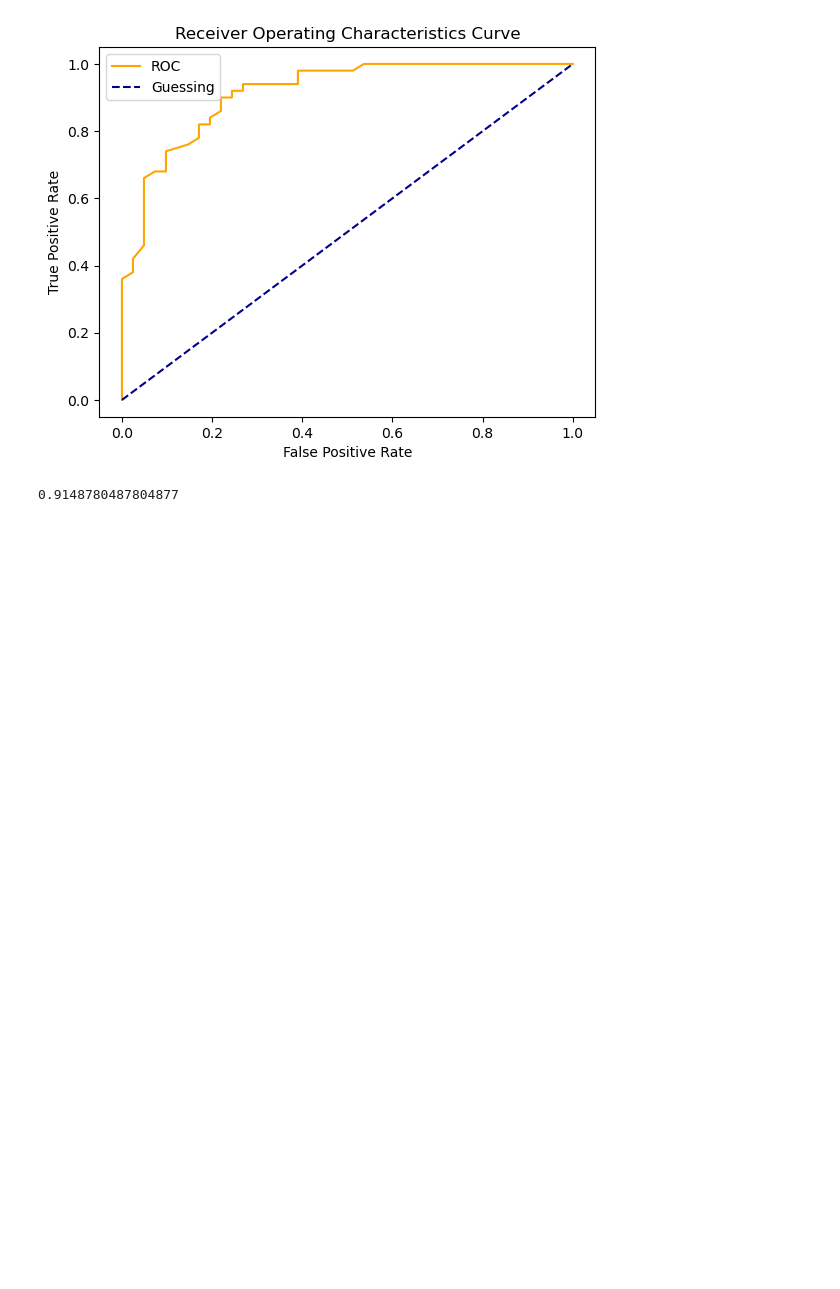
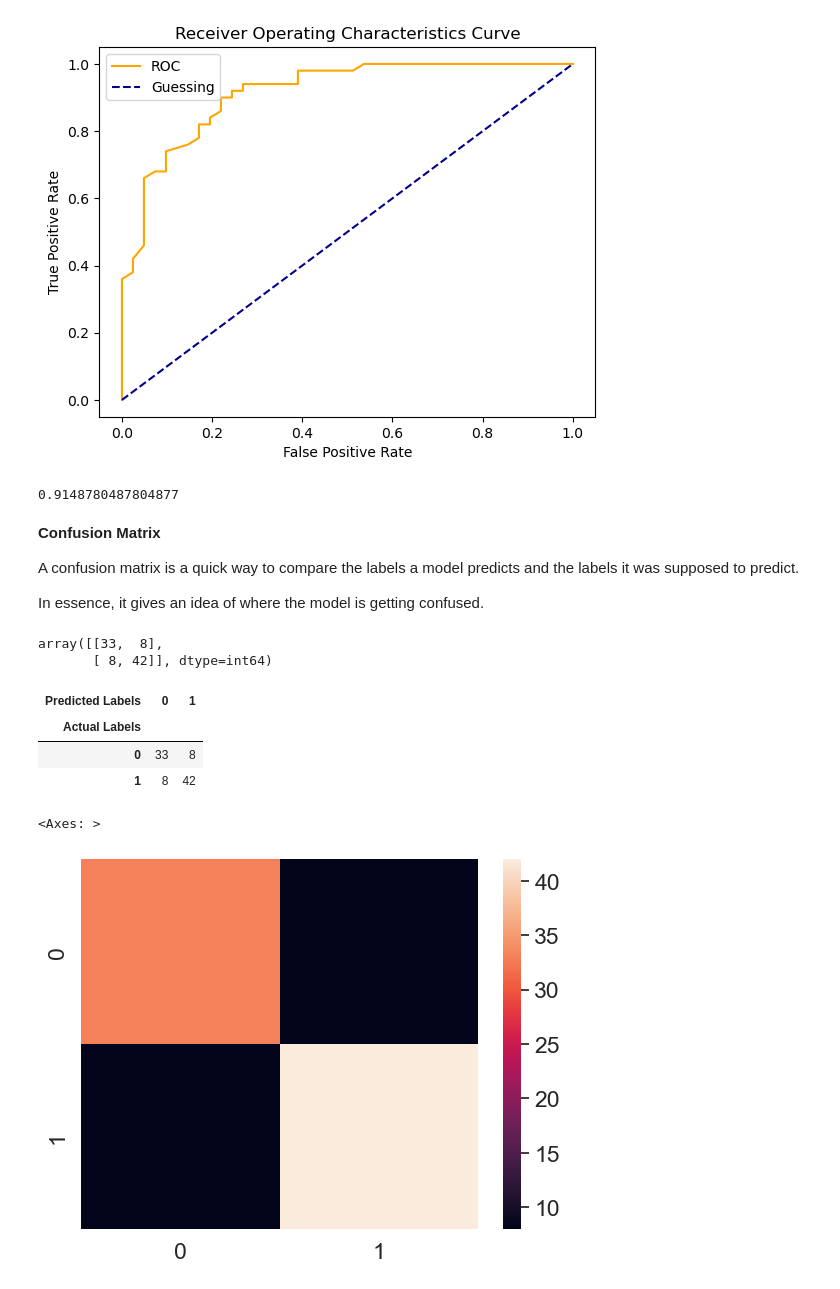
Before and after one commit to KalebGordon/Udemy-Coursework, a Jupyter notebook: Complete Machine Learning & Data Science Bootcamp 2023/Evaluating Model/evaluating_model.ipynb, the cells around one changed output. Drawn from its saved outputs; the diff is of its cells as text; code cells hidden in the pictures; blank space fills up the shorter version.

Commit message:
Evaluating Model Work

```diff
--- a/Complete Machine Learning & Data Science Bootcamp 2023/Evaluating Model/evaluating_model.ipynb
+++ b/Complete Machine Learning & Data Science Bootcamp 2023/Evaluating Model/evaluating_model.ipynb
@@ -118,3 +120,9 @@ from sklearn.metrics import roc_auc_score
 roc_auc_score(y_test, y_probs_positive)
 # %% [output]
 0.9148780487804877
+# %% [markdown]
+**Confusion Matrix**
+
+A confusion matrix is a quick way to compare the labels a model predicts and the labels it was supposed to predict.
+
+In essence, it gives an idea of where the model is getting confused.
@@ -120,0 +131,17 @@ roc_auc_score(y_test, y_probs_positive)
+# %%
+y_preds = model.predict(X_test)
+
+confusion_matrix(y_test, y_preds)
+# %% [output]
+array([[33,  8],
+       [ 8, 42]], dtype=int64)
+# %%
+pd.crosstab(y_test,
+            y_preds,
+            rownames=['Actual Labels'],
+            colnames=['Predicted Labels'])
+# %% [output]
+| Predicted Labels | 0 | 1 |
+| Actual Labels |  |  |
+| 0 | 33 | 8 |
+| 1 | 8 | 42 |
@@ -120,0 +150,9 @@ roc_auc_score(y_test, y_probs_positive)
+# %%
+sns.set(font_scale=1.5)
+
+conf_mat = confusion_matrix(y_test, y_preds)
+
+sns.heatmap(conf_mat)
+# %% [output]
+<Axes: >
+[figure, added]
```
Also changed, not shown: parts of 5 cells of this notebook.
